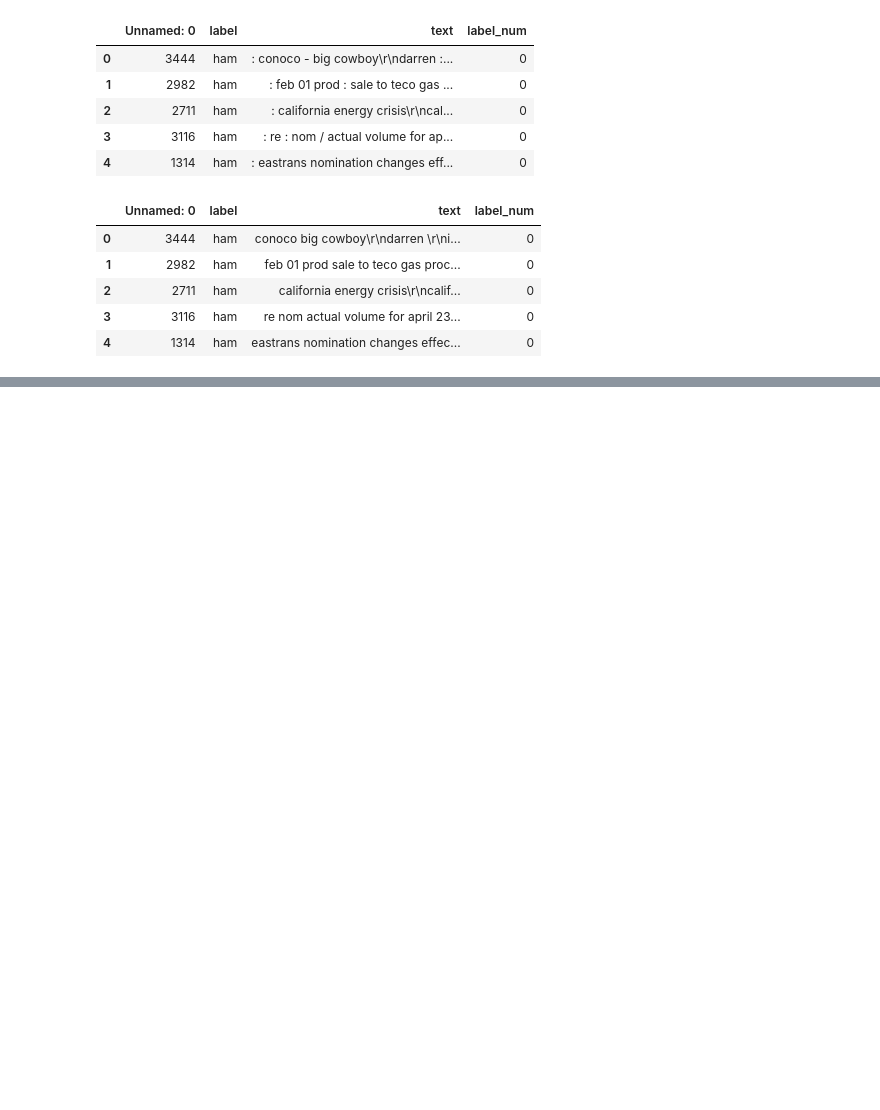
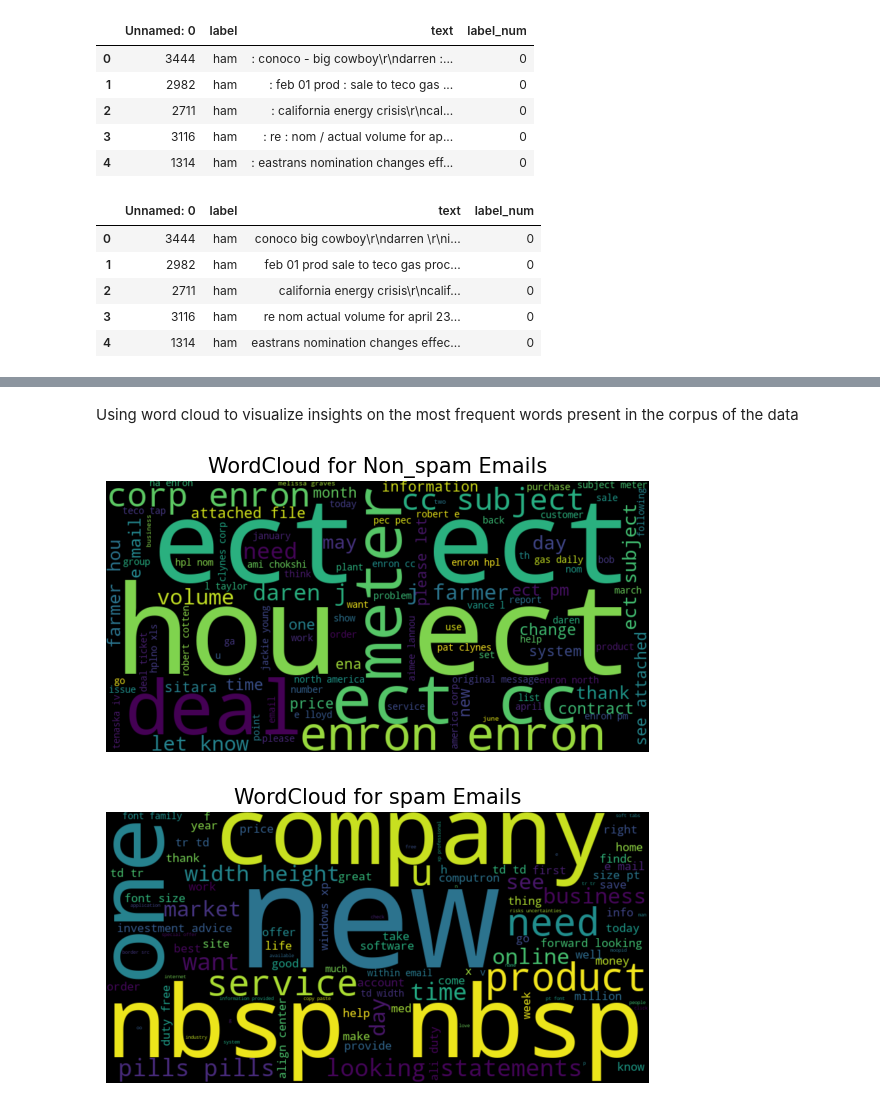
Before and after one commit to Kanjerih/Spam-Emails-Detection, a Jupyter notebook: Spam-Emails-Detection.ipynb, the cells around one changed output, grey strips where cells are left out. Saved outputs shown, nothing was run; the diff lists cells and outputs as text; code cells hidden in the pictures; blank space fills up the shorter version.

Commit message:
Spam-Emails-Detection

```diff
--- a/Spam-Emails-Detection.ipynb
+++ b/Spam-Emails-Detection.ipynb
@@ -124,0 +126,20 @@ balanced_data.head()
+# %% [markdown]
+Using word cloud to visualize insights on the most frequent words present in the corpus of the data
+# %%
+def plot_word_cloud(data, typ):
+    email_corpus = " ".join(data['text'])
+    wc = WordCloud(background_color = 'black',
+                   max_words = 100,
+                   width = 800,
+                   height =400).generate(email_corpus)
+    plt.figure(figsize=(7,7))
+    plt.imshow(wc, interpolation = 'bilinear')
+    plt.title(f'WordCloud for {typ} Emails', fontsize=15)
+    plt.axis('off')
+    plt.show()
+
+plot_word_cloud(balanced_data[balanced_data['label'] == 'ham'], typ = 'Non_spam')
+plot_word_cloud(balanced_data[balanced_data['label'] == 'spam'], typ = 'spam')
+# %% [output]
+[figure, added]
+[figure, added]
```
Also changed, not shown: parts of 2 cells of this notebook.
